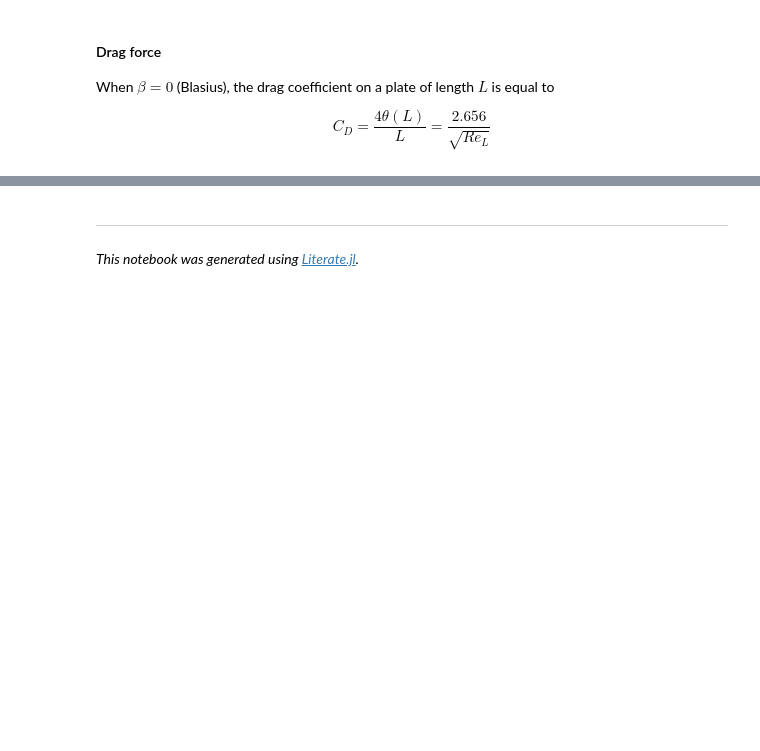
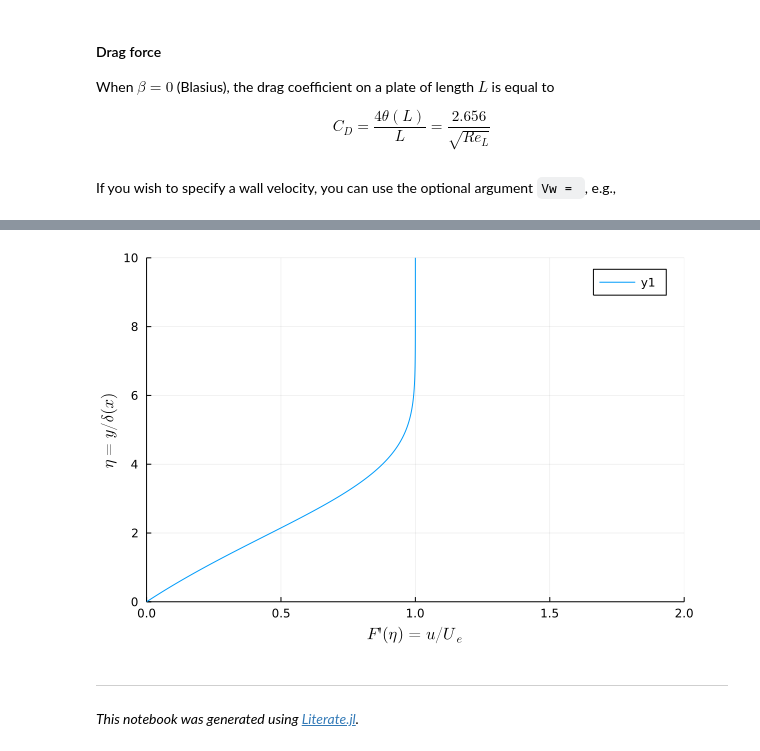
Before and after one commit to UCLAMAEThreads/MAE250B, a Jupyter notebook: notebook/3.2-BlasiusAndFalknerSkan.ipynb, the cells around one changed output, grey strips where cells are left out. Drawn from its saved outputs; the diff is of its cells as text; code cells hidden in the pictures; blank space fills up the shorter version.

```diff
--- a/notebook/3.2-BlasiusAndFalknerSkan.ipynb
+++ b/notebook/3.2-BlasiusAndFalknerSkan.ipynb
@@ -133,3 +136,10 @@ plot(u,η,xlim=(0,2),ylim=(0,maximum(η)),xlabel=L"F'(\eta) = u/U_e",ylabel=L"\e
 When $\beta = 0$ (Blasius), the drag coefficient on a plate of length $L$ is equal to
 
 $$C_D = \dfrac{4\theta(L)}{L} = \dfrac{2.656}{\sqrt{Re_L}}$$
+# %% [markdown]
+If you wish to specify a wall velocity, you can use the optional argument `Vw = `,
+e.g.,
+# %%
+sol = falknerskan(β,Vw=0.2)
+plot(u(sol),η(sol),xlim=(0,2),ylim=(0,Inf),xlabel=L"F'(\eta) = u/U_e",ylabel=L"\eta = y/\delta(x)")
+# %% [output]
@@ -136,3 +148,4 @@ $$C_D = \dfrac{4\theta(L)}{L} = \dfrac{2.656}{\sqrt{Re_L}}$$
+[figure, added]
 # %% [markdown]
 ---
 
```
Also changed, not shown: parts of 9 cells of this notebook, 6 other files.
